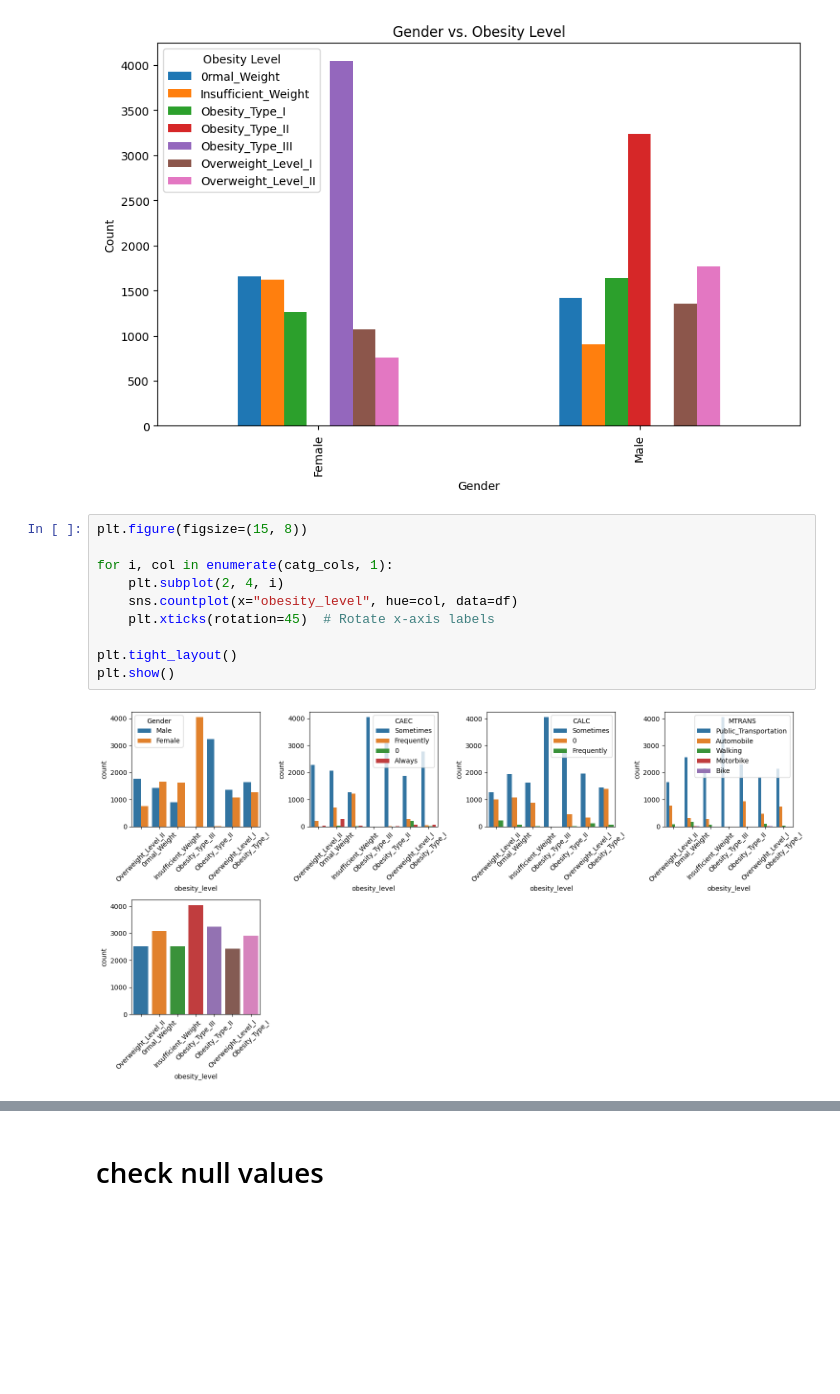
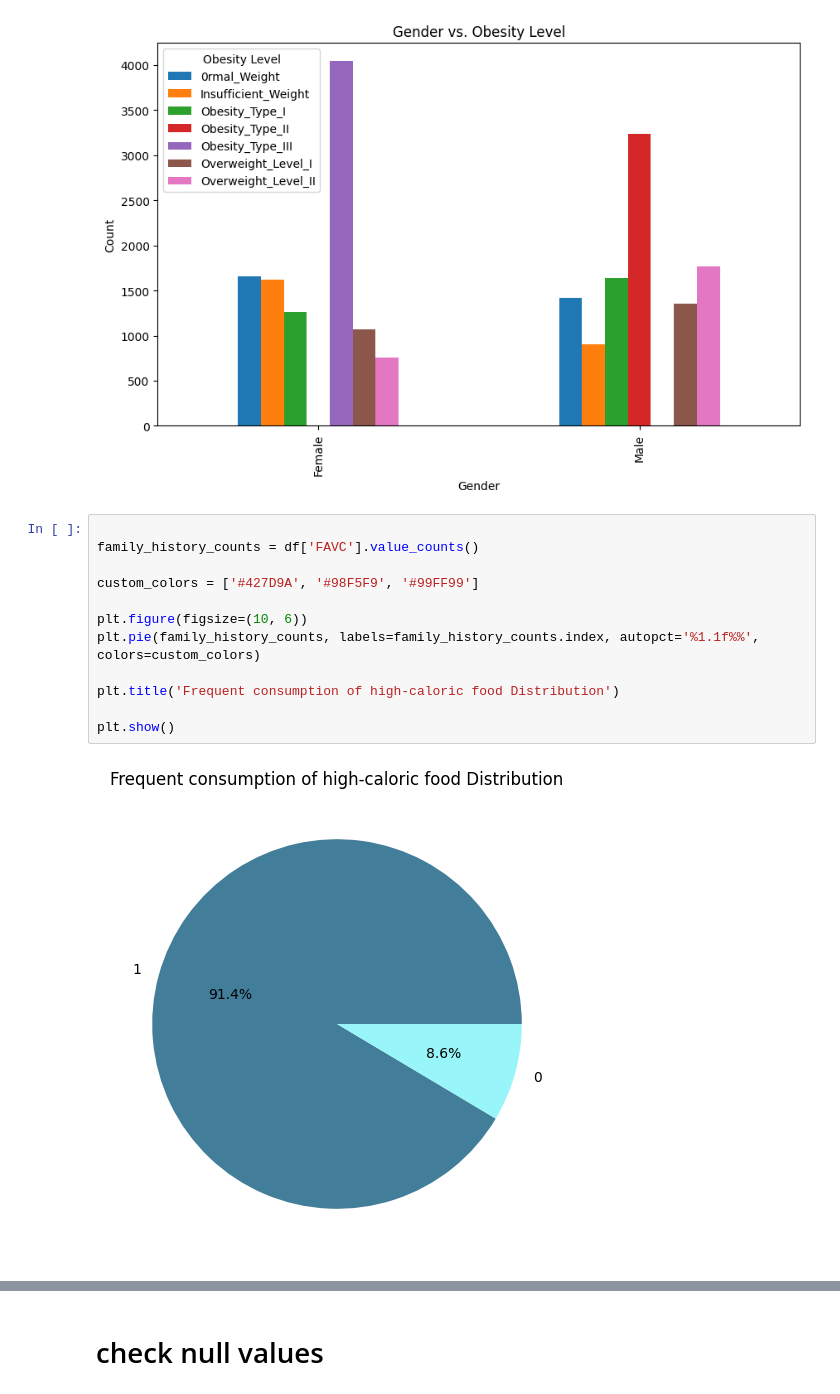
Before and after one commit to MoudiAlhazzaa/-Dataset-Selection-and-Neural-Network-Experimentation, a Jupyter notebook: Task6_T5_obesity.ipynb, the cells around one changed output, grey strips where cells are left out. Cells and saved outputs as stored; diff of their text form; blank space fills up the shorter version.

```diff
--- a/Task6_T5_obesity.ipynb
+++ b/Task6_T5_obesity.ipynb
@@ -126,15 +175,17 @@ plt.legend(title='Obesity Level')
 plt.show()
 # %% [output]
 [figure]
-# %%
-plt.figure(figsize=(15, 8))
-
-for i, col in enumerate(catg_cols, 1):
-    plt.subplot(2, 4, i)
-    sns.countplot(x="obesity_level", hue=col, data=df)
-    plt.xticks(rotation=45)  # Rotate x-axis labels
-
-plt.tight_layout()
-plt.show()
-# %% [output]
-[figure, removed]
+# %%
+
+family_history_counts = df['FAVC'].value_counts()
+
+custom_colors = ['#427D9A', '#98F5F9', '#99FF99']
+
+plt.figure(figsize=(10, 6))
+plt.pie(family_history_counts, labels=family_history_counts.index, autopct='%1.1f%%', colors=custom_colors)
+
+plt.title('Frequent consumption of high-caloric food Distribution')
+
+plt.show()
+# %% [output]
+[figure, added]
```
Also changed, not shown: parts of 23 cells of this notebook.
